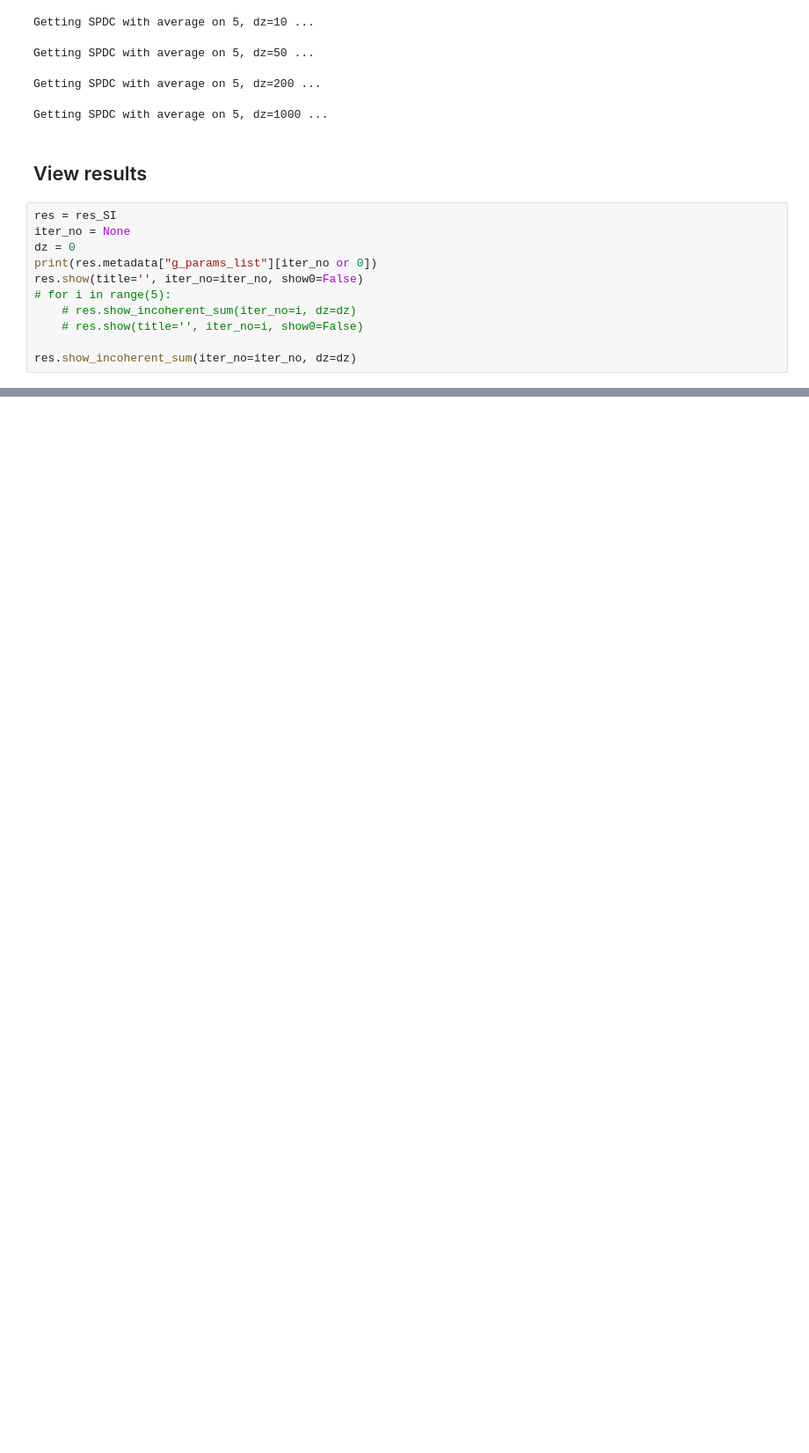
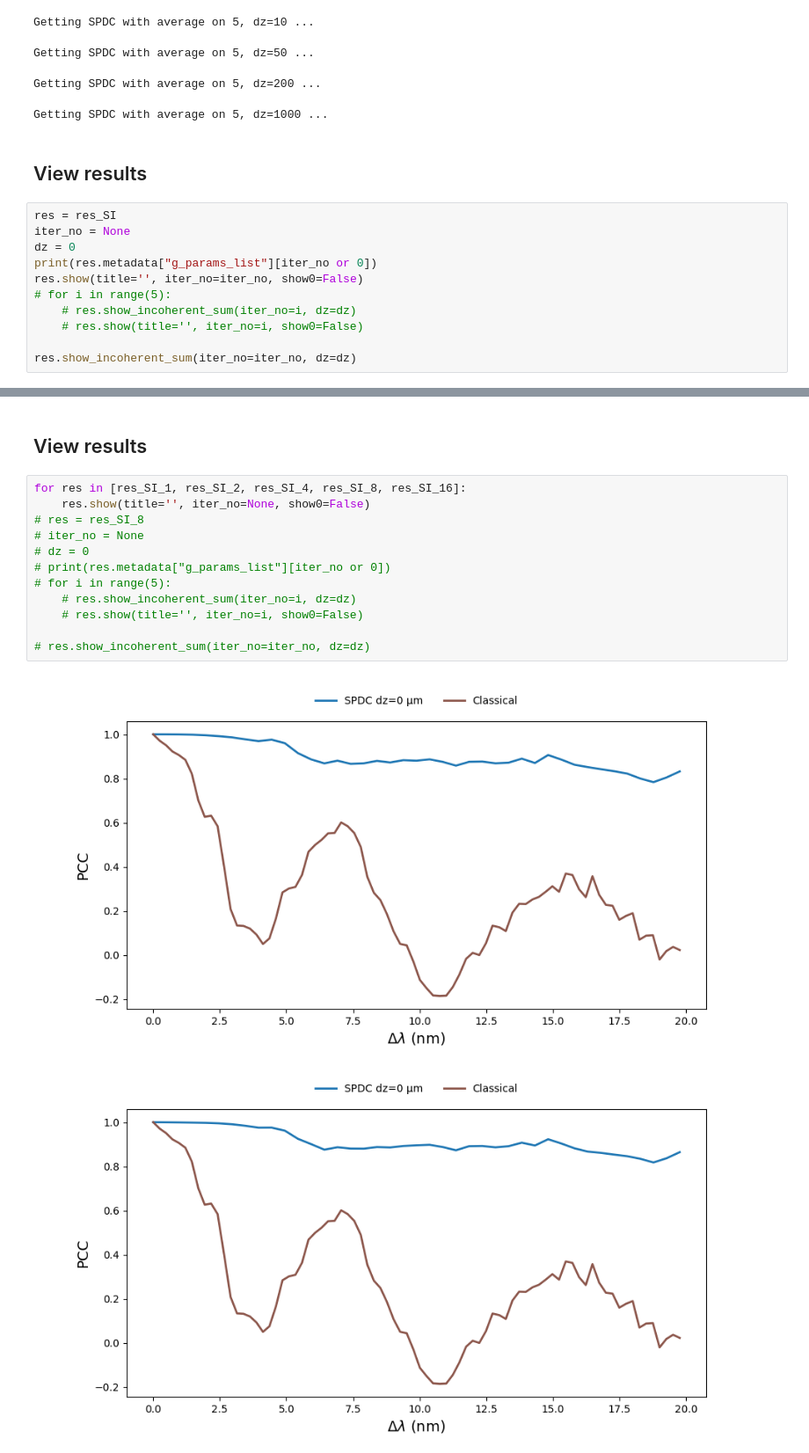
Before and after one commit to rubiaek/qdc2, a Jupyter notebook: qdc/mmf/generate_results.ipynb, the cells around one changed output, grey strips where cells are left out. Shown at 88% size. Drawn from its saved outputs; the diff is of its cells as text; blank space fills up the shorter version.

```diff
--- a/qdc/mmf/generate_results.ipynb
+++ b/qdc/mmf/generate_results.ipynb
@@ -80,0 +127,17 @@ res.show_incoherent_sum(iter_no=iter_no, dz=dz)
+# %% [markdown]
+## View results
+# %%
+for res in [res_SI_1, res_SI_2, res_SI_4, res_SI_8, res_SI_16]:
+    res.show(title='', iter_no=None, show0=False)
+# res = res_SI_8
+# iter_no = None
+# dz = 0
+# print(res.metadata["g_params_list"][iter_no or 0])
+# for i in range(5):
+    # res.show_incoherent_sum(iter_no=i, dz=dz)
+    # res.show(title='', iter_no=i, show0=False)
+
+# res.show_incoherent_sum(iter_no=iter_no, dz=dz)
+# %% [output]
+[figure, added]
+[figure, added]
```
Also changed, not shown: parts of 9 cells of this notebook, 1 other file.
